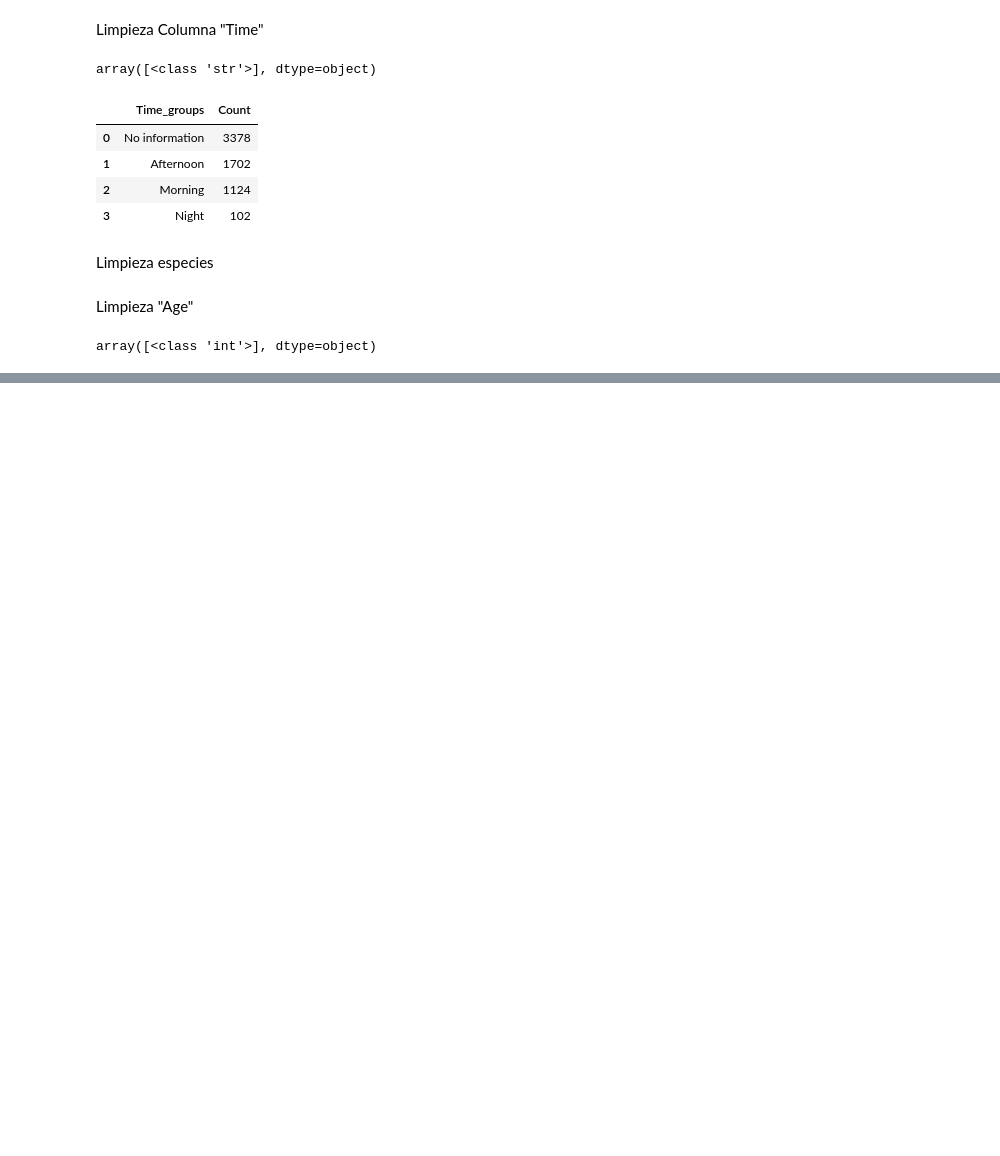
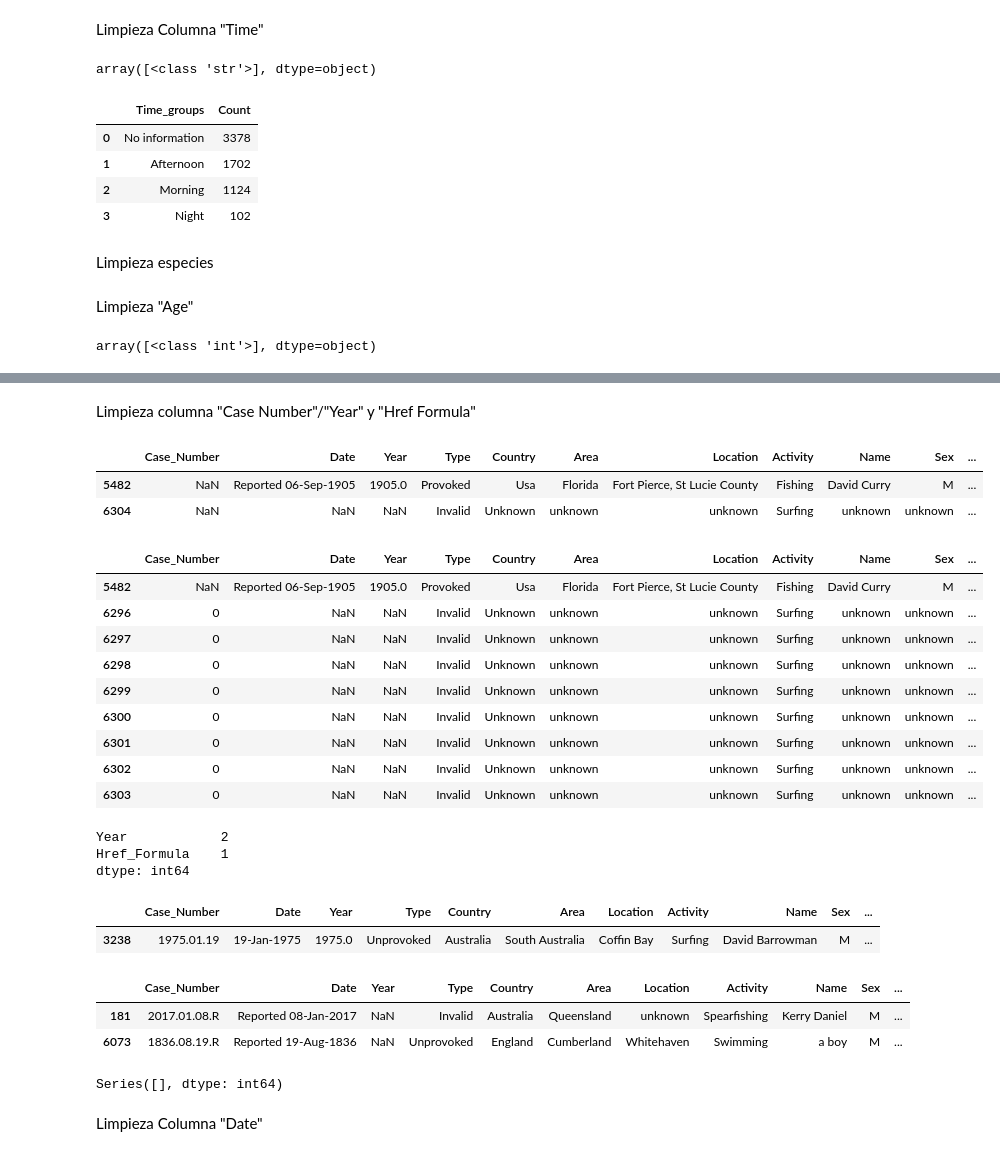
Before and after one commit to Anton-Utray/Sharknado, a Jupyter notebook: Data-Cleaning.ipynb, the cells around one changed output, grey strips where cells are left out. Saved outputs shown, nothing was run; the diff lists cells and outputs as text; code cells hidden in the pictures; blank space fills up the shorter version.

```diff
--- a/Data-Cleaning.ipynb
+++ b/Data-Cleaning.ipynb
@@ -381,0 +571,2 @@ TypeError: '<=' not supported between instances of 'str' and 'int'
+# %%
+data["Injury"]=data["Injury"].fillna("unknown")
@@ -381,0 +601,6 @@ TypeError: '<=' not supported between instances of 'str' and 'int'
+# %%
+data["Type"] = data["Type"].replace("Boating", "Boat")
+data["Type"] = data["Type"].replace("Boatomg", "Boat")
+data["Type"] = data["Type"].replace("Questionable", "Invalid")
+# %%
+data["Type"]=data["Type"].fillna("Invalid")
@@ -381,0 +616,23 @@ TypeError: '<=' not supported between instances of 'str' and 'int'
+# %% [markdown]
+Limpieza columna "Case Number"/"Year" y "Href Formula"
+# %%
+data.loc[(data["Case_Number"].isna())]
+# %% [output]
+|  | Case_Number | Date | Year | Type | Country | Area | Location | Activity | Name | Sex | ... |
+| 5482 | NaN | Reported 06-Sep-1905 | 1905.0 | Provoked | Usa | Florida | Fort Pierce, St Lucie County | Fishing | David Curry | M | ... |
+| 6304 | NaN | NaN | NaN | Invalid | Unknown | unknown | unknown | Surfing | unknown | unknown | ... |
+# %%
+data= data.drop(6304)
+# %%
+data.loc[(data["Case_Number"].isna()) | (data["Case_Number"] == "0")]
+# %% [output]
+|  | Case_Number | Date | Year | Type | Country | Area | Location | Activity | Name | Sex | ... |
+| 5482 | NaN | Reported 06-Sep-1905 | 1905.0 | Provoked | Usa | Florida | Fort Pierce, St Lucie County | Fishing | David Curry | M | ... |
+| 6296 | 0 | NaN | NaN | Invalid | Unknown | unknown | unknown | Surfing | unknown | unknown | ... |
+| 6297 | 0 | NaN | NaN | Invalid | Unknown | unknown | unknown | Surfing | unknown | unknown | ... |
+| 6298 | 0 | NaN | NaN | Invalid | Unknown | unknown | unknown | Surfing | unknown | unknown | ... |
+| 6299 | 0 | NaN | NaN | Invalid | Unknown | unknown | unknown | Surfing | unknown | unknown | ... |
+| 6300 | 0 | NaN | NaN | Invalid | Unknown | unknown | unknown | Surfing | unknown | unknown | ... |
+| 6301 | 0 | NaN | NaN | Invalid | Unknown | unknown | unknown | Surfing | unknown | unknown | ... |
+| 6302 | 0 | NaN | NaN | Invalid | Unknown | unknown | unknown | Surfing | unknown | unknown | ... |
+| 6303 | 0 | NaN | NaN | Invalid | Unknown | unknown | unknown | Surfing | unknown | unknown | ... |
@@ -381,0 +643,6 @@ TypeError: '<=' not supported between instances of 'str' and 'int'
+# %%
+nancols(data)
+# %% [output]
+Year            2
+Href_Formula    1
+dtype: int64
@@ -381,0 +651,5 @@ TypeError: '<=' not supported between instances of 'str' and 'int'
+# %%
+data.loc[(data["Href_Formula"].isna())]
+# %% [output]
+|  | Case_Number | Date | Year | Type | Country | Area | Location | Activity | Name | Sex | ... |
+| 3238 | 1975.01.19 | 19-Jan-1975 | 1975.0 | Unprovoked | Australia | South Australia | Coffin Bay | Surfing | David Barrowman | M | ... |
@@ -381,0 +658,6 @@ TypeError: '<=' not supported between instances of 'str' and 'int'
+# %%
+data.loc[(data["Year"].isna())]
+# %% [output]
+|  | Case_Number | Date | Year | Type | Country | Area | Location | Activity | Name | Sex | ... |
+| 181 | 2017.01.08.R | Reported 08-Jan-2017 | NaN | Invalid | Australia | Queensland | unknown | Spearfishing | Kerry Daniel | M | ... |
+| 6073 | 1836.08.19.R | Reported 19-Aug-1836 | NaN | Unprovoked | England | Cumberland | Whitehaven | Swimming | a boy | M | ... |
@@ -381,0 +667,4 @@ TypeError: '<=' not supported between instances of 'str' and 'int'
+# %%
+nancols(data)
+# %% [output]
+Series([], dtype: int64)
@@ -381,0 +673,2 @@ TypeError: '<=' not supported between instances of 'str' and 'int'
+# %% [markdown]
+Limpieza Columna "Date"
```
Also changed, not shown: parts of 63 cells of this notebook.
